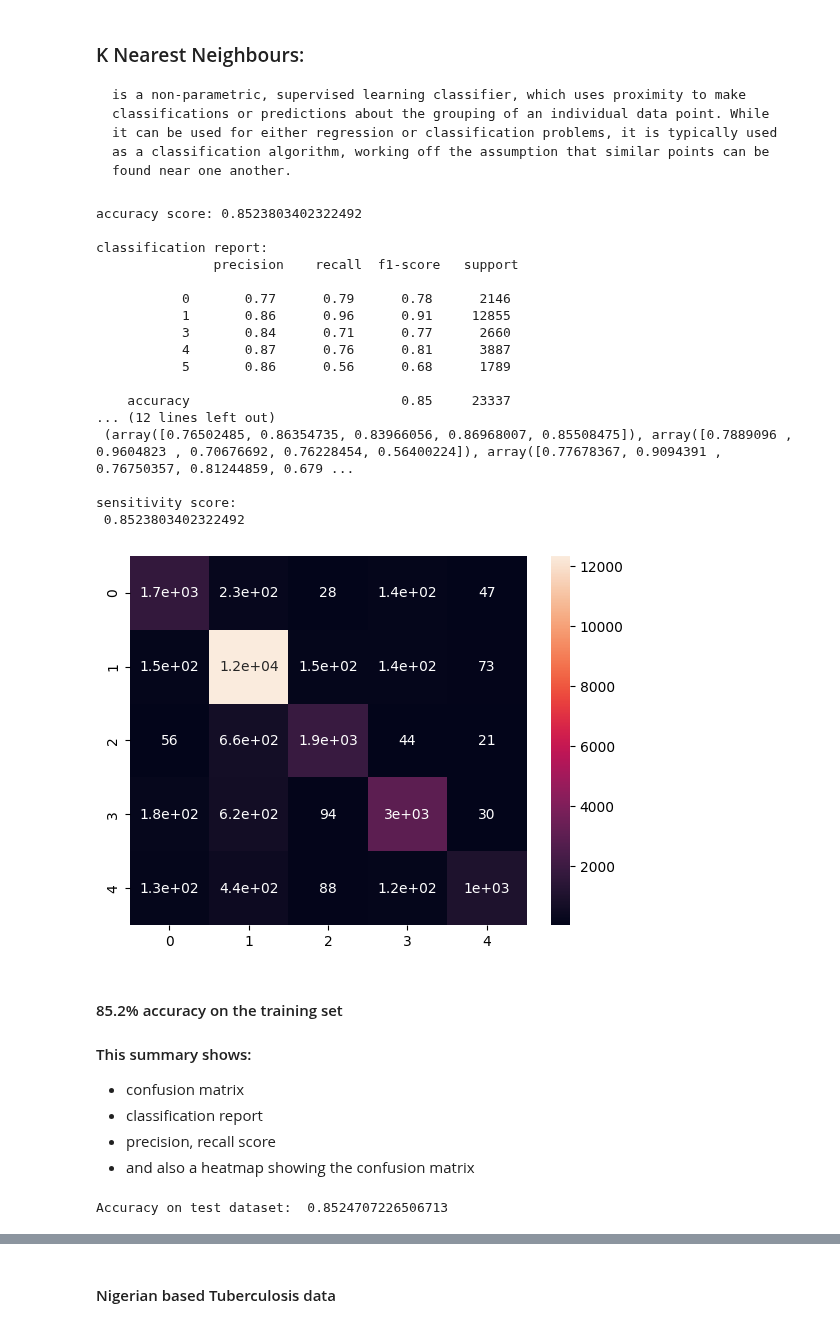
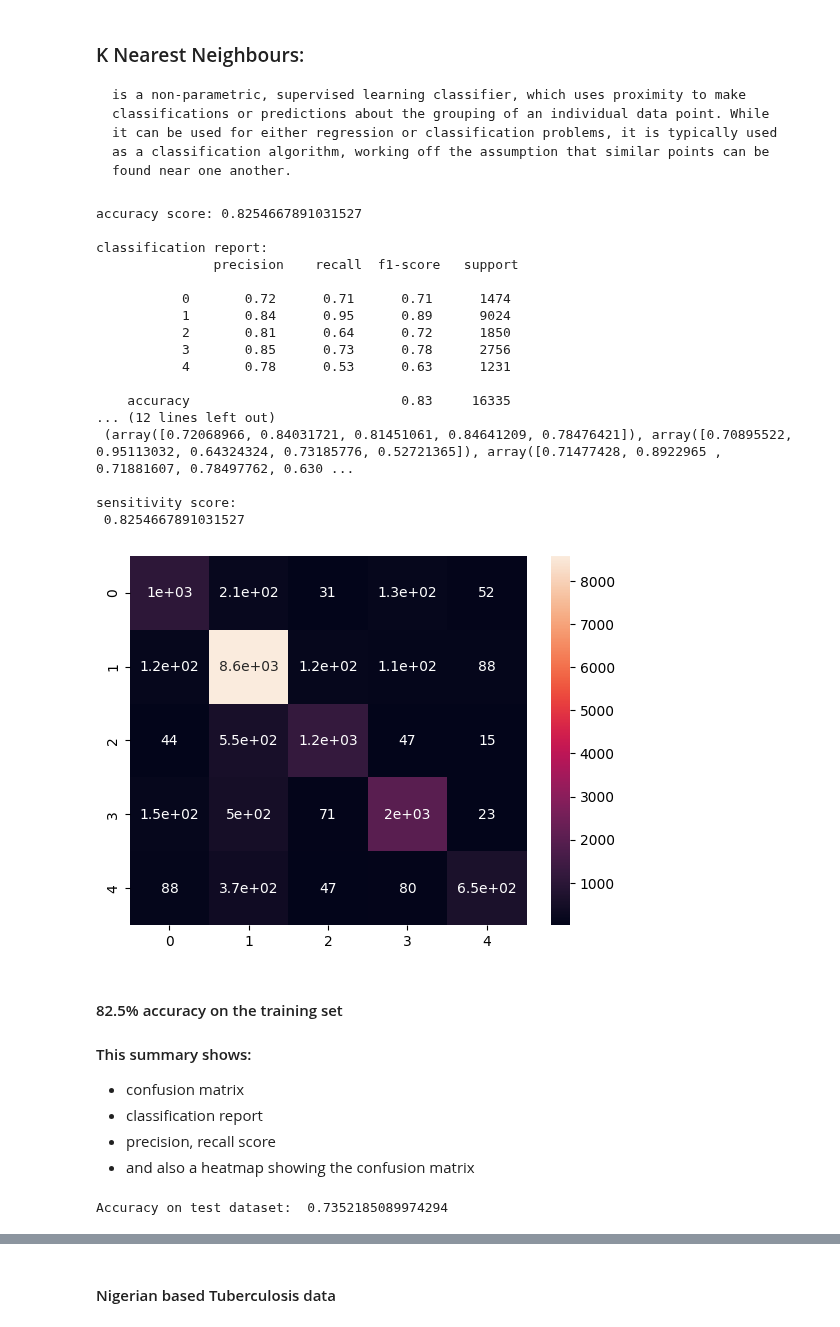
Before and after one commit to Taoheed-O/Tuberculosis_Survival_prediction, a Jupyter notebook: Machine_learning.ipynb, the cells around one changed output, grey strips where cells are left out. Saved outputs shown, nothing was run; the diff lists cells and outputs as text; code cells hidden in the pictures.

```diff
--- a/Machine_learning.ipynb
+++ b/Machine_learning.ipynb
@@ -368,7 +368,7 @@ array(['cured', 'loss to follow up', 'completed', 'died', 'failure'],
 patients_total['outcome_cd_bin'] = patients_total['outcome_cd_state'].apply(lambda x: 1 if x == 'cured' \
                                                                                        else (0 if x == 'died' \
                                                                                                   else(2 if x == 'completed'\
-                                                                                                      else(3 if x == 'loss to follow up' else 'failure'))))
+                                                                                                      else(3 if x == 'loss to follow up' else 4))))
 # %% [markdown]
 #### A heatmap showing the correlation between the columns of the whole combined dataset
 # %%
@@ -767,52 +802,52 @@ plt.savefig('svm_comparison.jpg')
     is a non-parametric, supervised learning classifier, which uses proximity to make classifications or predictions about the grouping of an individual data point. While it can be used for either regression or classification problems, it is typically used as a classification algorithm, working off the assumption that similar points can be found near one another.
 # %%
 knn = KNeighborsClassifier()
-model_knn = knn.fit(x_train,np.array(y_train))
+model_knn = knn.fit(x_train,np.array(y_train['outcome_cd_bin']))
 # %%
 predicted_label  = model_knn.predict(x_train)
-actual_label = np.array(y_train)
+actual_label = np.array(y_train['outcome_cd_bin'])
 print('accuracy score:',accuracy_score(actual_label,predicted_label))
 print('\nclassification report:\n',classification_report(actual_label,predicted_label))
 print('\nconfusion matrix:\n',confusion_matrix(actual_label,predicted_label))
 print('\nprecison,recall,fscore,support ARRAYS:\n',precision_recall_fscore_support(actual_label,predicted_label))
 # def specificity(y_true , y_pred):
 #     w,x,y,z = precision_recall_fscore_support(actual_label,predicted_label)
 #     return(x[0])
 print('\nsensitivity score:\n',recall_score(actual_label,predicted_label,average='micro'))
 # print('\nspecificity score:\n',specificity(actual_label,predicted_label))
 
 cm = confusion_matrix(actual_label,predicted_label)
 
 sns.heatmap(cm,annot=True)
 plt.show()
 # %% [output]
-accuracy score: 0.8523803402322492
+accuracy score: 0.8254667891031527
 
 classification report:
                precision    recall  f1-score   support
 
-           0       0.77      0.79      0.78      2146
-           1       0.86      0.96      0.91     12855
-           3       0.84      0.71      0.77      2660
-           4       0.87      0.76      0.81      3887
-           5       0.86      0.56      0.68      1789
+           0       0.72      0.71      0.71      1474
+           1       0.84      0.95      0.89      9024
+           2       0.81      0.64      0.72      1850
+           3       0.85      0.73      0.78      2756
+           4       0.78      0.53      0.63      1231
 
-    accuracy                           0.85     23337
+    accuracy                           0.83     16335
 ... (12 lines left out)
- (array([0.76502485, 0.86354735, 0.83966056, 0.86968007, 0.85508475]), array([0.7889096 , 0.9604823 , 0.70676692, 0.76228454, 0.56400224]), array([0.77678367, 0.9094391 , 0.76750357, 0.81244859, 0.679 ...
+ (array([0.72068966, 0.84031721, 0.81451061, 0.84641209, 0.78476421]), array([0.70895522, 0.95113032, 0.64324324, 0.73185776, 0.52721365]), array([0.71477428, 0.8922965 , 0.71881607, 0.78497762, 0.630 ...
 
 sensitivity score:
- 0.8523803402322492
+ 0.8254667891031527
-[figure, old version]
+[figure, new version]
 # %% [markdown]
-#### 85.2% accuracy on the training set
+#### 82.5% accuracy on the training set
 #### This summary shows:
 - confusion matrix
 - classification report
 - precision, recall score
 - and also a heatmap showing the confusion matrix
 # %%
-print('Accuracy on test dataset: ', accuracy_score(y_test, model_knn.predict(x_test)))
+print('Accuracy on test dataset: ', accuracy_score(y_test['outcome_cd_bin'], model_knn.predict(x_test)))
 # %% [output]
-Accuracy on test dataset:  0.8524707226506713
+Accuracy on test dataset:  0.7352185089974294
 # %% [markdown]
```
Also changed, not shown: parts of 24 cells of this notebook.
